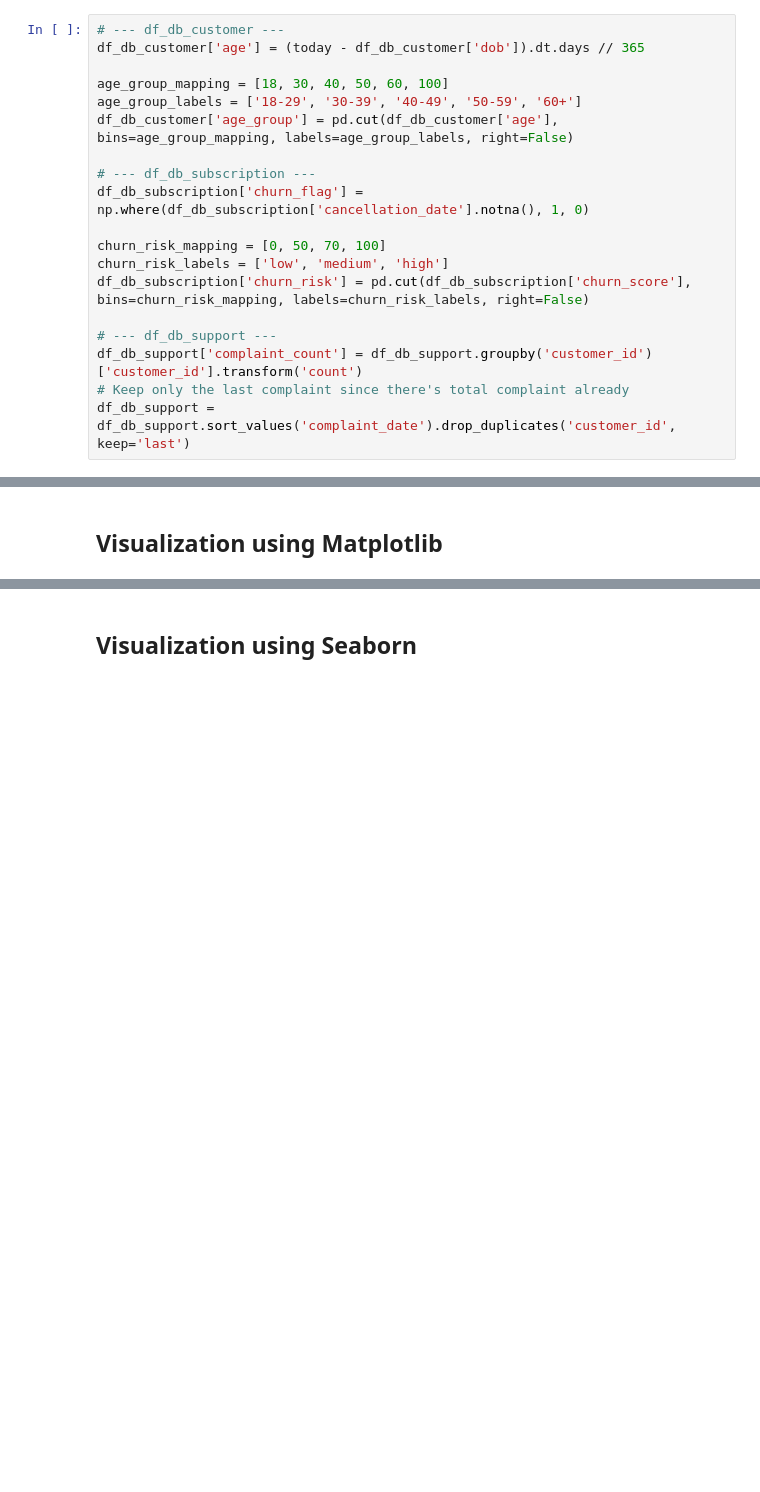
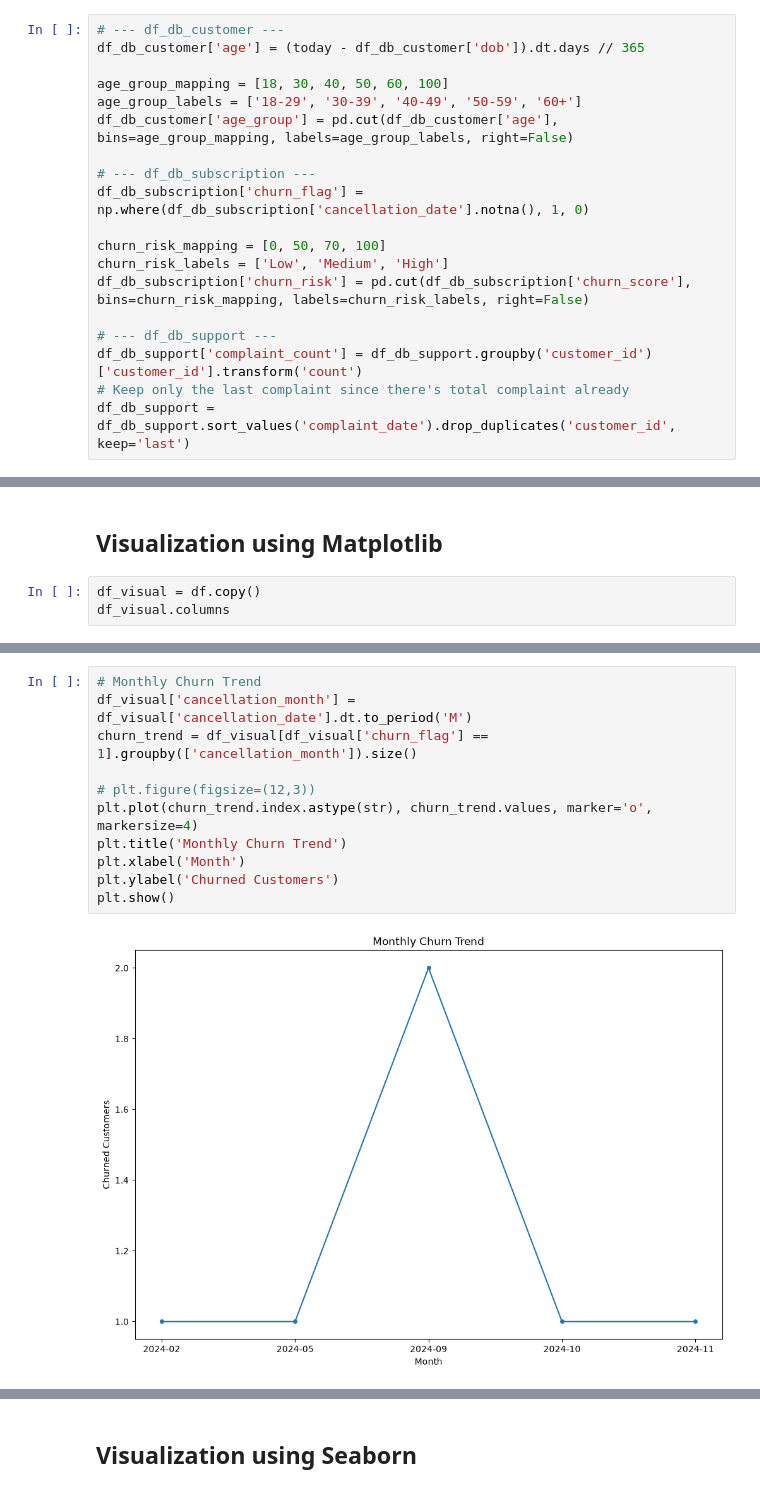
Before and after one commit to ThuCoo/ott-subscriber-churn-retention, a Jupyter notebook: churn_analysis.ipynb, the cells around one changed output, grey strips where cells are left out. Saved outputs shown, nothing was run; the diff lists cells and outputs as text; blank space fills up the shorter version.

Commit message:
Finish Visualization and Pivot Table

```diff
--- a/churn_analysis.ipynb
+++ b/churn_analysis.ipynb
@@ -217,7 +221,7 @@ df_db_customer['age_group'] = pd.cut(df_db_customer['age'], bins=age_group_mappi
 df_db_subscription['churn_flag'] = np.where(df_db_subscription['cancellation_date'].notna(), 1, 0)
 
 churn_risk_mapping = [0, 50, 70, 100]
-churn_risk_labels = ['low', 'medium', 'high']
+churn_risk_labels = ['Low', 'Medium', 'High']
 df_db_subscription['churn_risk'] = pd.cut(df_db_subscription['churn_score'], bins=churn_risk_mapping, labels=churn_risk_labels, right=False)
 
 # --- df_db_support ---
@@ -369,3 +373,6 @@ Correlation between Escalation vs Churn: 0.63
 <h1> Visualization
 # %% [markdown]
 <h2> Visualization using Matplotlib
+# %%
+df_visual = df.copy()
+df_visual.columns
@@ -371,0 +387,13 @@ Correlation between Escalation vs Churn: 0.63
+# %%
+# Monthly Churn Trend
+df_visual['cancellation_month'] = df_visual['cancellation_date'].dt.to_period('M')
+churn_trend = df_visual[df_visual['churn_flag'] == 1].groupby(['cancellation_month']).size()
+
+# plt.figure(figsize=(12,3))
+plt.plot(churn_trend.index.astype(str), churn_trend.values, marker='o', markersize=4)
+plt.title('Monthly Churn Trend')
+plt.xlabel('Month')
+plt.ylabel('Churned Customers')
+plt.show()
+# %% [output]
+[figure, added]
```
Also changed, not shown: parts of 13 cells of this notebook, 1 other file.
